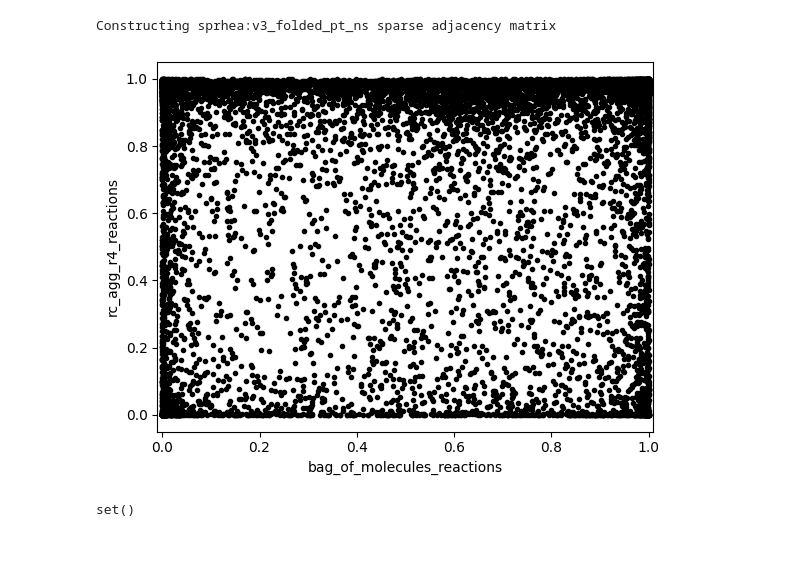
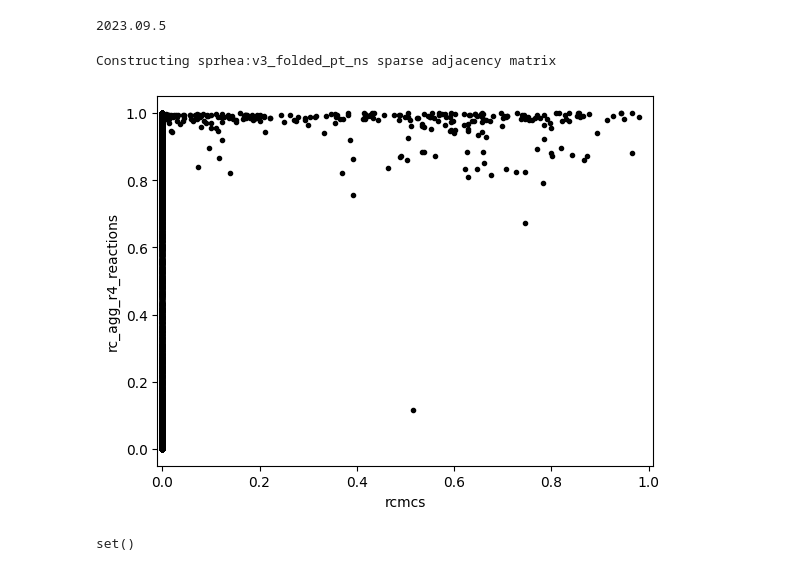
Before and after one commit to stefanpate/rcgnn, a Jupyter notebook: notebooks/similarity_metrics_analysis.ipynb, the cells around one changed output. Saved outputs shown, nothing was run; the diff lists cells and outputs as text; code cells hidden in the pictures.

```diff
--- a/notebooks/similarity_metrics_analysis.ipynb
+++ b/notebooks/similarity_metrics_analysis.ipynb
@@ -11,6 +11,10 @@ from rdkit.Chem.Draw import IPythonConsole
 import pandas as pd
 
 rng = np.random.default_rng(seed=1234)
+# %%
+print(rdkit.__version__)
+# %% [output]
+2023.09.5
 # %%
 smfp = filepaths['artifacts_sim_mats']
 # %%
@@ -49,24 +52,24 @@ idxs
 i, j = idxs[:, 0], idxs[:, 1]
 # %%
-sim_mats = ['bag_of_molecules_reactions', 'rc_agg_r4_reactions']
+sim_mats = ['rcmcs', 'rc_agg_r4_reactions']
 mean_sub_scl = False
 data = []
 for sm in sim_mats:
     data.append(rxn_sim_mats[sm][i, j])
 
 x, y = data
 if mean_sub_scl:
     x -= x.mean()
     x /= x.std()
     y -= y.mean()
     y /= y.std()
 fig, ax = plt.subplots()
 ax.plot(x, y, '.', color='black')
 ax.set_xlabel(sim_mats[0])
 ax.set_ylabel(sim_mats[1])
 ax.set_xlim(-0.01, 1.01)
 ax.set_xlim(-0.01, 1.01)
 plt.show()
 # %% [output]
-[figure, old version]
+[figure, new version]
 # %%
```
Also changed, not shown: parts of 9 cells of this notebook, 5 other files.
